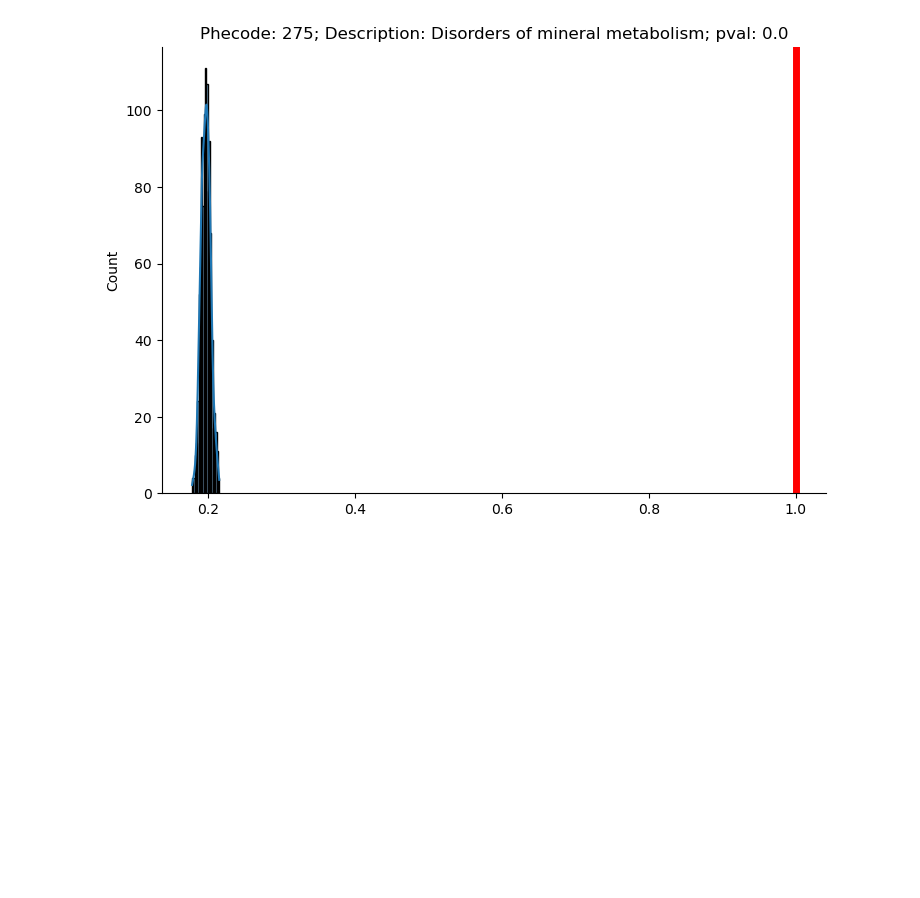
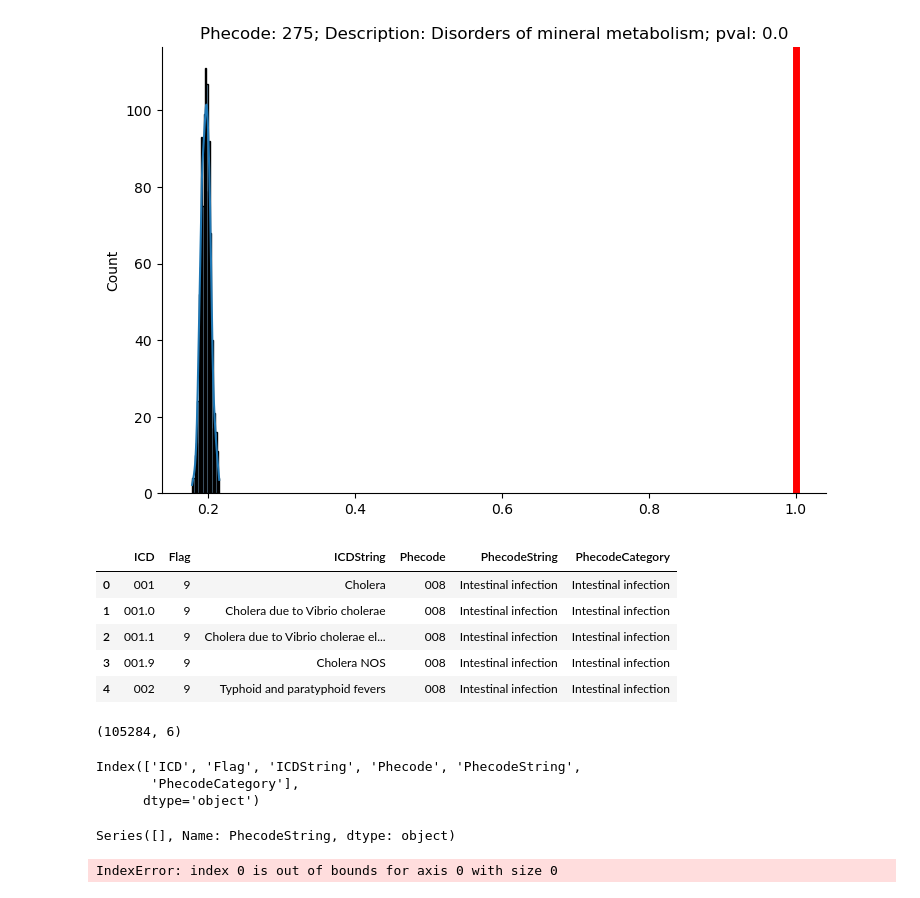
Before and after one commit to dayibian/PheWES, a Jupyter notebook: notebooks/hpp.ipynb, the cells around one changed output. Drawn from its saved outputs; the diff is of its cells as text; code cells hidden in the pictures; blank space fills up the shorter version.

```diff
--- a/notebooks/hpp.ipynb
+++ b/notebooks/hpp.ipynb
@@ -330,3 +330,29 @@ def plot_phecode_dist(phecode, results_df, enriched_phecodes, N=8789):
 plot_phecode_dist(phecode='275', results_df=results, enriched_phecodes=enriched_phecodes, N=2705)
 # %% [output]
 [figure]
+# %%
+import pandas as pd
+
+phecode_map = pd.read_csv('/data100t1/home/biand/Projects/Comorbidity_analysis/data/Phecode_map12_filtered.csv', dtype={'Phecode':str})
+display(phecode_map.head())
+
+display(phecode_map.shape)
+
+display(phecode_map.columns)
+
+display(phecode_map.loc[phecode_map.Phecode=='A40.0', 'PhecodeString'])
+
+display(phecode_map.loc[phecode_map.Phecode=='A40.0', 'PhecodeString'].values[0])
+# %% [output]
+|  | ICD | Flag | ICDString | Phecode | PhecodeString | PhecodeCategory |
+| 0 | 001 | 9 | Cholera | 008 | Intestinal infection | Intestinal infection |
+| 1 | 001.0 | 9 | Cholera due to Vibrio cholerae | 008 | Intestinal infection | Intestinal infection |
+| 2 | 001.1 | 9 | Cholera due to Vibrio cholerae el... | 008 | Intestinal infection | Intestinal infection |
+| 3 | 001.9 | 9 | Cholera NOS | 008 | Intestinal infection | Intestinal infection |
+| 4 | 002 | 9 | Typhoid and paratyphoid fevers | 008 | Intestinal infection | Intestinal infection |
+(105284, 6)
+Index(['ICD', 'Flag', 'ICDString', 'Phecode', 'PhecodeString',
+       'PhecodeCategory'],
+      dtype='object')
+Series([], Name: PhecodeString, dtype: object)
+IndexError: index 0 is out of bounds for axis 0 with size 0
```
Also changed, not shown: parts of 1 cell of this notebook, 6 other files.
